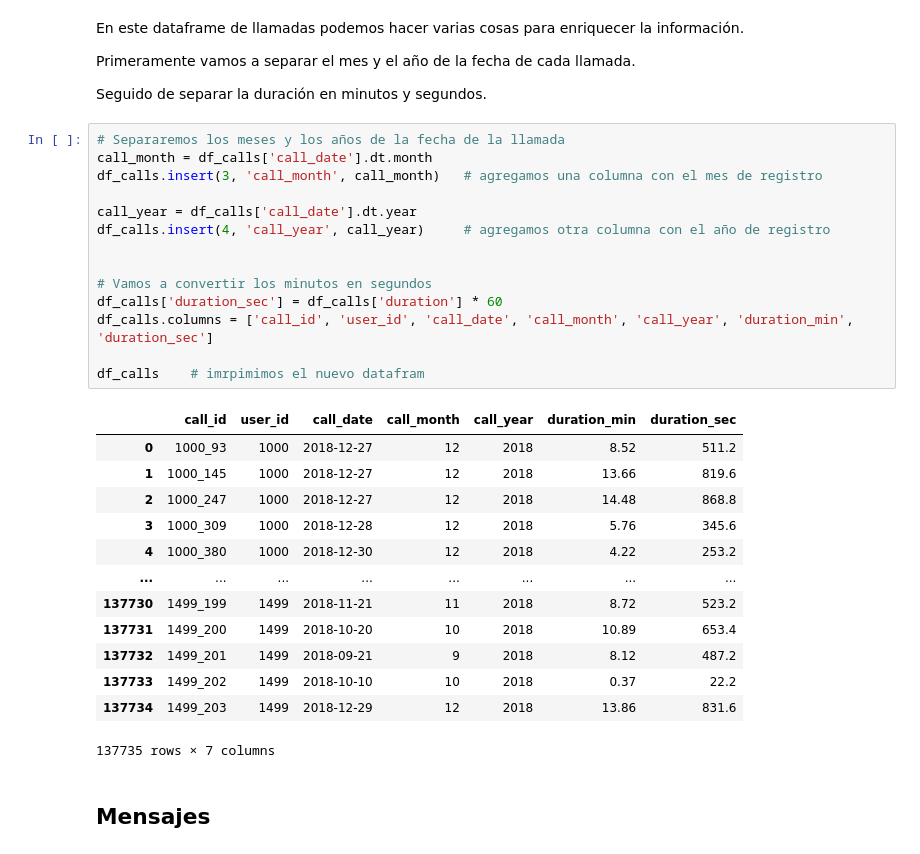
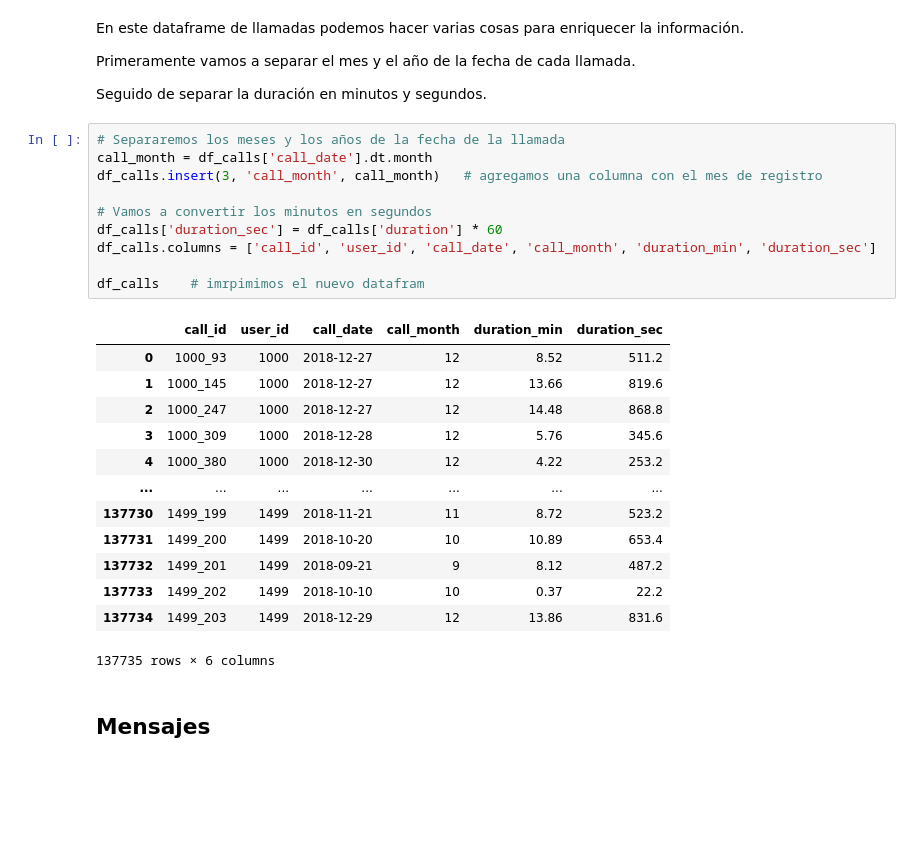
Before and after one commit to aldotoms/Proyectos-Finales-Github, a Jupyter notebook: Proyecto_SP5_V1.0.ipynb, the cells around one changed output. Saved outputs shown, nothing was run; the diff lists cells and outputs as text; blank space fills up the shorter version.

```diff
--- a/Proyecto_SP5_V1.0.ipynb
+++ b/Proyecto_SP5_V1.0.ipynb
@@ -380,31 +416,27 @@ Seguido de separar la duración en minutos y segundos.
 # %%
 # Separaremos los meses y los años de la fecha de la llamada
 call_month = df_calls['call_date'].dt.month
 df_calls.insert(3, 'call_month', call_month)   # agregamos una columna con el mes de registro
 
-call_year = df_calls['call_date'].dt.year
-df_calls.insert(4, 'call_year', call_year)     # agregamos otra columna con el año de registro
-
-
 # Vamos a convertir los minutos en segundos
 df_calls['duration_sec'] = df_calls['duration'] * 60
-df_calls.columns = ['call_id', 'user_id', 'call_date', 'call_month', 'call_year', 'duration_min', 'duration_sec']
+df_calls.columns = ['call_id', 'user_id', 'call_date', 'call_month', 'duration_min', 'duration_sec']
 
 df_calls    # imrpimimos el nuevo datafram
 # %% [output]
-|  | call_id | user_id | call_date | call_month | call_year | duration_min | duration_sec |
-| 0 | 1000_93 | 1000 | 2018-12-27 | 12 | 2018 | 8.52 | 511.2 |
-| 1 | 1000_145 | 1000 | 2018-12-27 | 12 | 2018 | 13.66 | 819.6 |
-| 2 | 1000_247 | 1000 | 2018-12-27 | 12 | 2018 | 14.48 | 868.8 |
-| 3 | 1000_309 | 1000 | 2018-12-28 | 12 | 2018 | 5.76 | 345.6 |
-| 4 | 1000_380 | 1000 | 2018-12-30 | 12 | 2018 | 4.22 | 253.2 |
-| ... | ... | ... | ... | ... | ... | ... | ... |
-| 137730 | 1499_199 | 1499 | 2018-11-21 | 11 | 2018 | 8.72 | 523.2 |
-| 137731 | 1499_200 | 1499 | 2018-10-20 | 10 | 2018 | 10.89 | 653.4 |
-| 137732 | 1499_201 | 1499 | 2018-09-21 | 9 | 2018 | 8.12 | 487.2 |
-| 137733 | 1499_202 | 1499 | 2018-10-10 | 10 | 2018 | 0.37 | 22.2 |
-| 137734 | 1499_203 | 1499 | 2018-12-29 | 12 | 2018 | 13.86 | 831.6 |
+|  | call_id | user_id | call_date | call_month | duration_min | duration_sec |
+| 0 | 1000_93 | 1000 | 2018-12-27 | 12 | 8.52 | 511.2 |
+| 1 | 1000_145 | 1000 | 2018-12-27 | 12 | 13.66 | 819.6 |
+| 2 | 1000_247 | 1000 | 2018-12-27 | 12 | 14.48 | 868.8 |
+| 3 | 1000_309 | 1000 | 2018-12-28 | 12 | 5.76 | 345.6 |
+| 4 | 1000_380 | 1000 | 2018-12-30 | 12 | 4.22 | 253.2 |
+| ... | ... | ... | ... | ... | ... | ... |
+| 137730 | 1499_199 | 1499 | 2018-11-21 | 11 | 8.72 | 523.2 |
+| 137731 | 1499_200 | 1499 | 2018-10-20 | 10 | 10.89 | 653.4 |
+| 137732 | 1499_201 | 1499 | 2018-09-21 | 9 | 8.12 | 487.2 |
+| 137733 | 1499_202 | 1499 | 2018-10-10 | 10 | 0.37 | 22.2 |
+| 137734 | 1499_203 | 1499 | 2018-12-29 | 12 | 13.86 | 831.6 |
-137735 rows × 7 columns
+137735 rows × 6 columns
 # %% [markdown]
 ## Mensajes
 # %%
```
Also changed, not shown: parts of 23 cells of this notebook.
